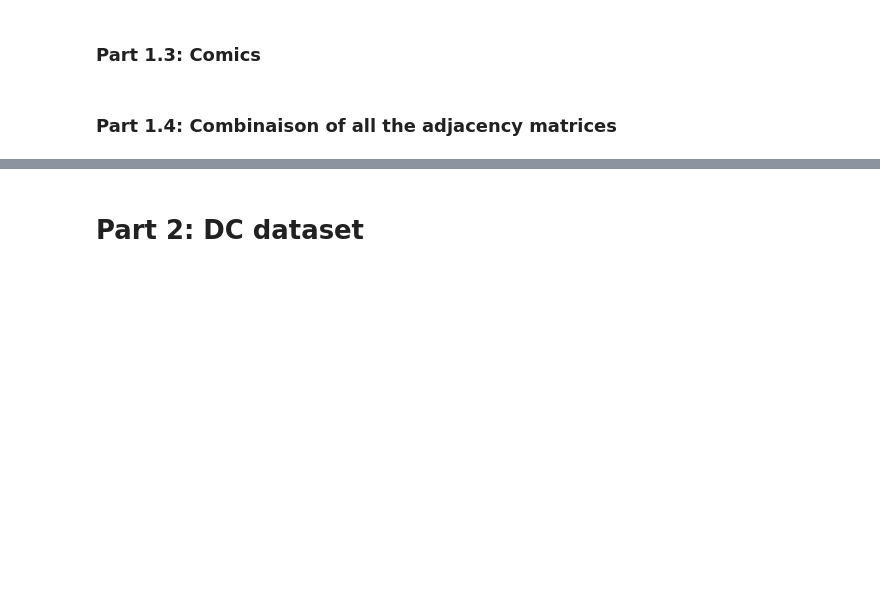
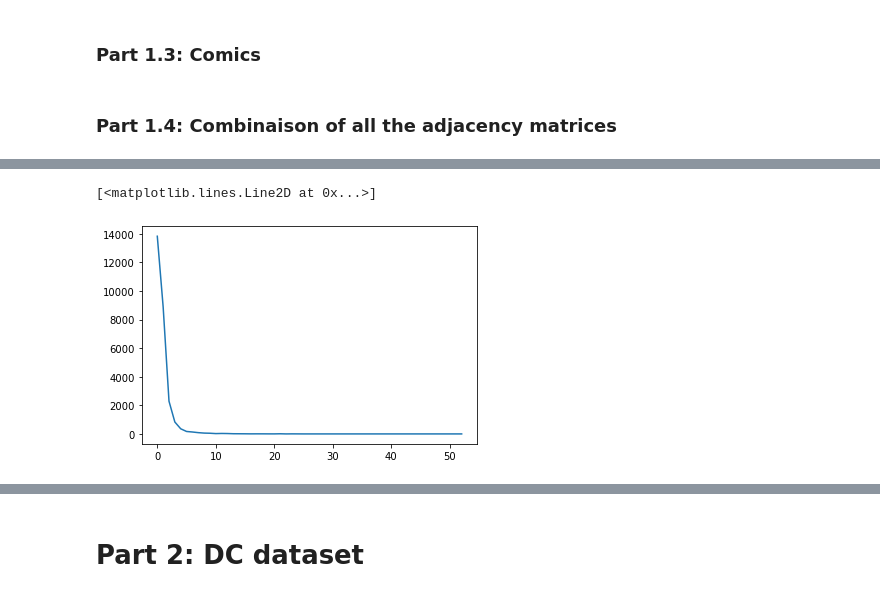
Before and after one commit to ahmedkooli/ntds_comics, a Jupyter notebook: adjacency_processing.ipynb, the cells around one changed output, grey strips where cells are left out. Drawn from its saved outputs; the diff is of its cells as text; code cells hidden in the pictures; blank space fills up the shorter version.

```diff
--- a/adjacency_processing.ipynb
+++ b/adjacency_processing.ipynb
@@ -88,0 +99,11 @@ save_edge("marvel","comics","")
+# %%
+with open("data/adj_aff_marvel.txt", 'rb') as f:
+        adj_aff = pickle.load(f)
+np.fill_diagonal(adj_aff.values, 0)
+
+deg_aff = np.max(adj_aff[adj_aff.index])
+unique, counts = np.unique(deg_aff, return_counts=True)
+plt.plot(unique,counts)
+# %% [output]
+[<matplotlib.lines.Line2D at 0x...>]
+[figure, added]
```
Also changed, not shown: parts of 12 cells of this notebook, 1 other file.
